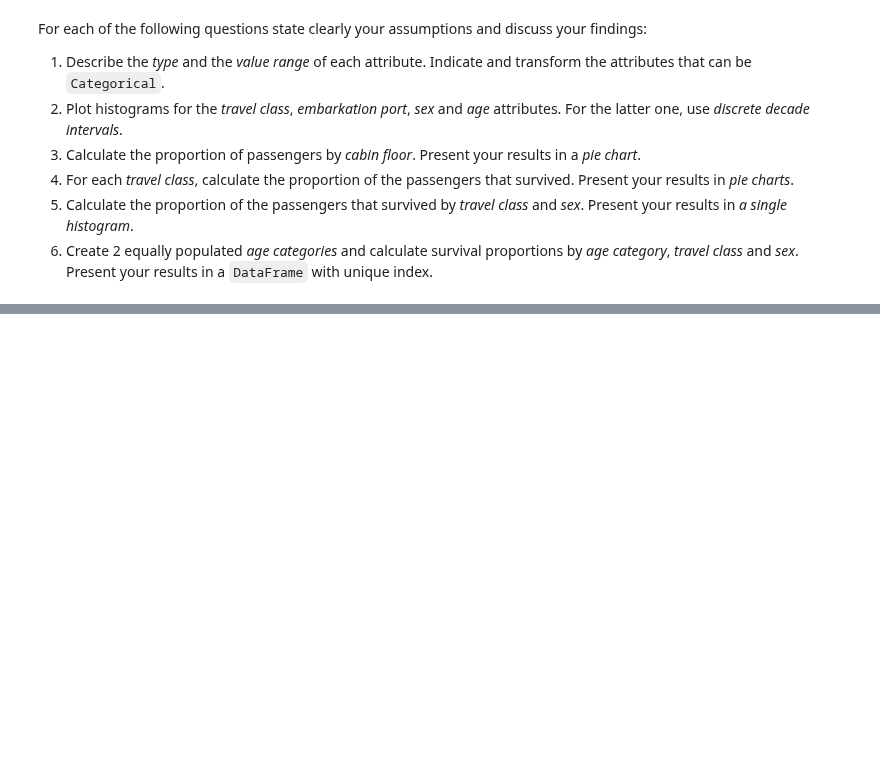
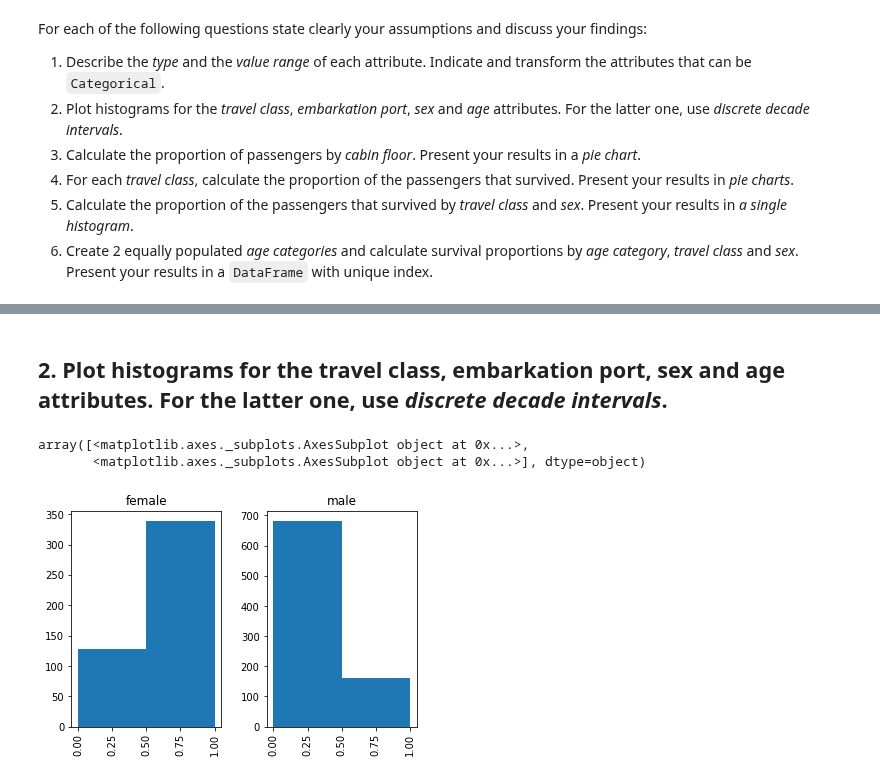
Before and after one commit to mosimann/ADA, a Jupyter notebook: Homework 1.ipynb, the cells around one changed output, grey strips where cells are left out. Cells and saved outputs as stored; diff of their text form; code cells hidden in the pictures; blank space fills up the shorter version.

```diff
--- a/Homework 1.ipynb
+++ b/Homework 1.ipynb
@@ -331,3 +331,6 @@ For each of the following questions state clearly your assumptions and discuss y
 6. Create 2 equally populated *age categories* and calculate survival proportions by *age category*, *travel class* and *sex*. Present your results in a `DataFrame` with unique index.
 # %%
 # Write your answer here
+# %%
+df = pd.read_excel(DATA_FOLDER+'/titanic.xls')
+df
@@ -333,0 +373,8 @@ For each of the following questions state clearly your assumptions and discuss y
+# %% [markdown]
+## 2. Plot histograms for the travel class, embarkation port, sex and age attributes. For the latter one, use _discrete decade intervals_.
+# %%
+df.hist(column='survived', grid=True, bins=2, by='sex')
+# %% [output]
+array([<matplotlib.axes._subplots.AxesSubplot object at 0x...>,
+       <matplotlib.axes._subplots.AxesSubplot object at 0x...>], dtype=object)
+[figure, added]
```
Also changed, not shown: parts of 8 cells of this notebook.
